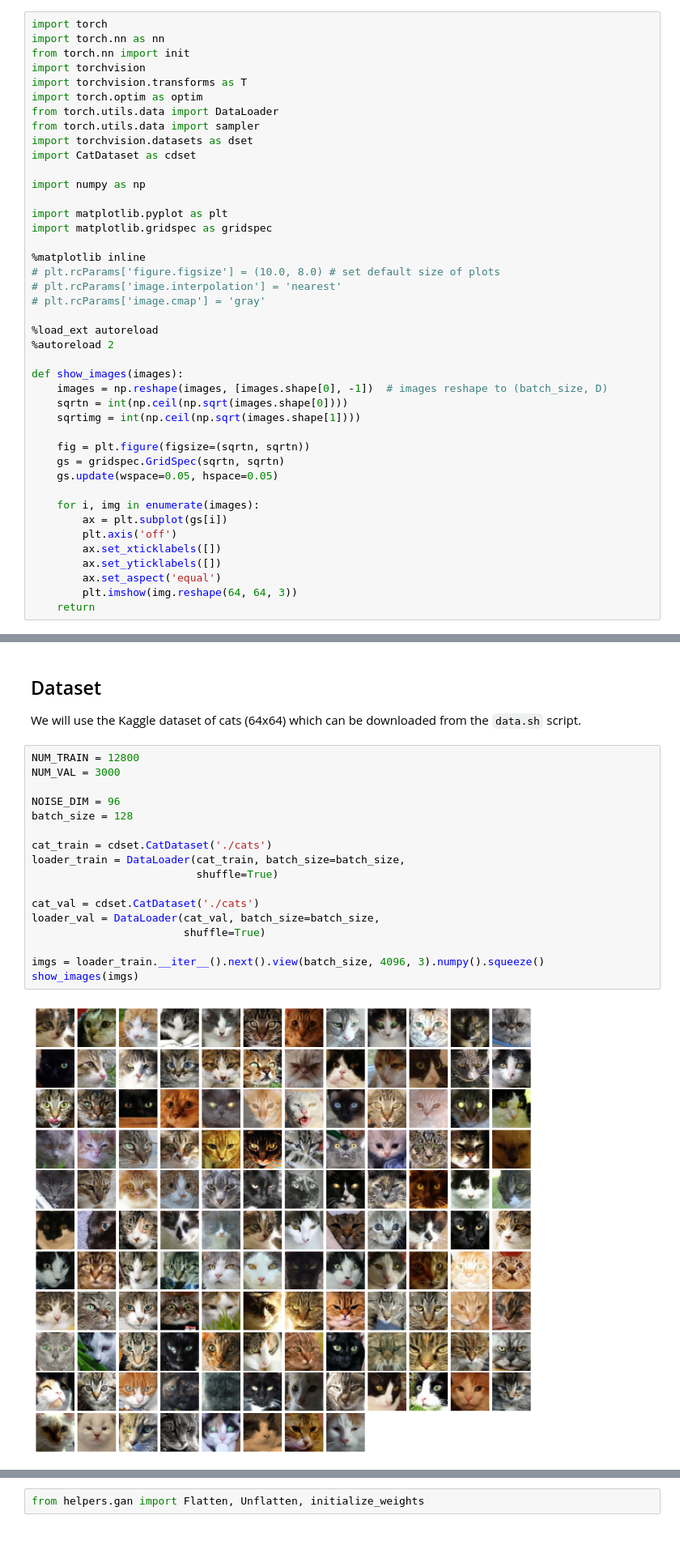
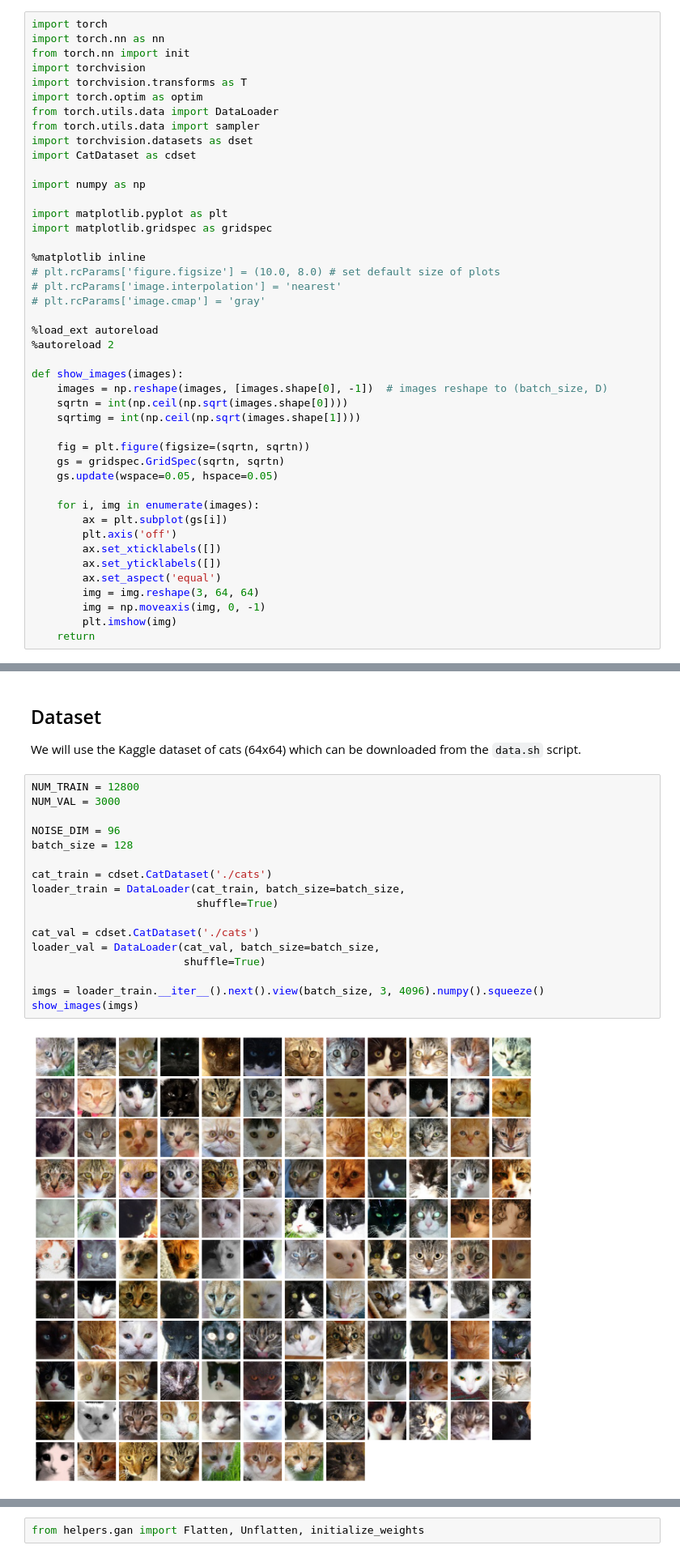
Before and after one commit to jaidevshriram/Cat-GAN, a Jupyter notebook: Cat_GAN.ipynb, the cells around one changed output, grey strips where cells are left out. Shown at 81% size. Cells and saved outputs as stored; diff of their text form.

```diff
--- a/Cat_GAN.ipynb
+++ b/Cat_GAN.ipynb
@@ -44,7 +44,9 @@ def show_images(images):
         ax.set_xticklabels([])
         ax.set_yticklabels([])
         ax.set_aspect('equal')
-        plt.imshow(img.reshape(64, 64, 3))
+        img = img.reshape(3, 64, 64)
+        img = np.moveaxis(img, 0, -1)
+        plt.imshow(img)
     return
 # %% [output]
 The autoreload extension is already loaded. To reload it, use:
@@ -56,22 +58,22 @@ We will use the Kaggle dataset of cats (64x64) which can be downloaded from the
 # %%
 NUM_TRAIN = 12800
 NUM_VAL = 3000
 
 NOISE_DIM = 96
 batch_size = 128
 
 cat_train = cdset.CatDataset('./cats')
 loader_train = DataLoader(cat_train, batch_size=batch_size,
                           shuffle=True)
 
 cat_val = cdset.CatDataset('./cats')
 loader_val = DataLoader(cat_val, batch_size=batch_size,
                         shuffle=True)
 
-imgs = loader_train.__iter__().next().view(batch_size, 4096, 3).numpy().squeeze()
+imgs = loader_train.__iter__().next().view(batch_size, 3, 4096).numpy().squeeze()
 show_images(imgs)
 # %% [output]
-[figure, old version]
+[figure, new version]
 # %% [markdown]
 ## Random Noise
 Generate uniform noise from -1 to 1 with shape `[batch_size, dim]`.
```
Also changed, not shown: parts of 6 cells of this notebook, 8 other files.
